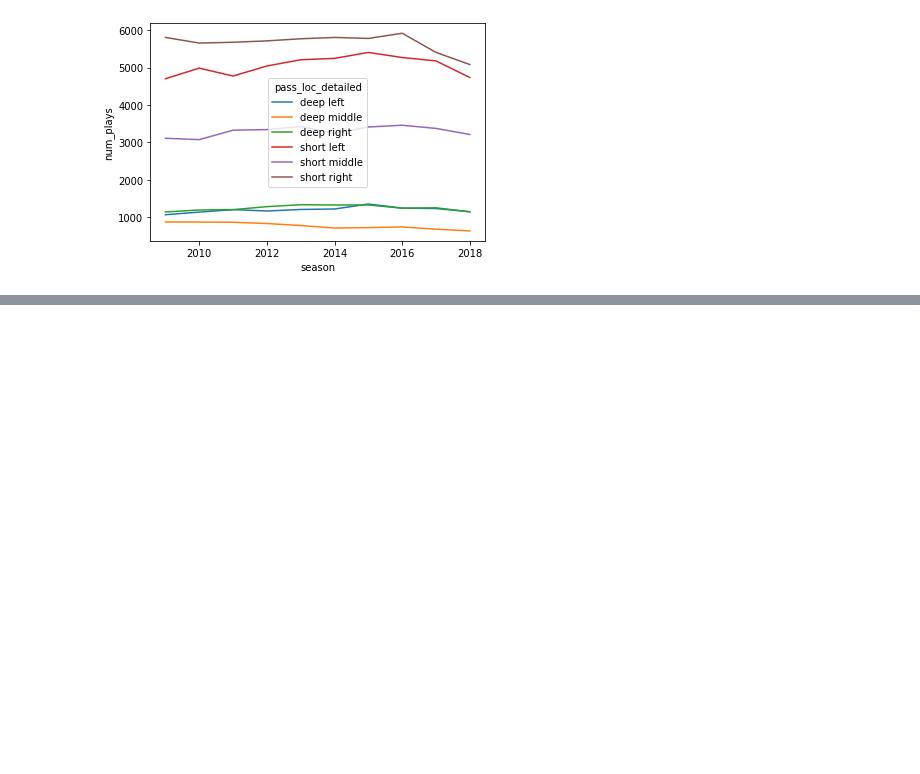
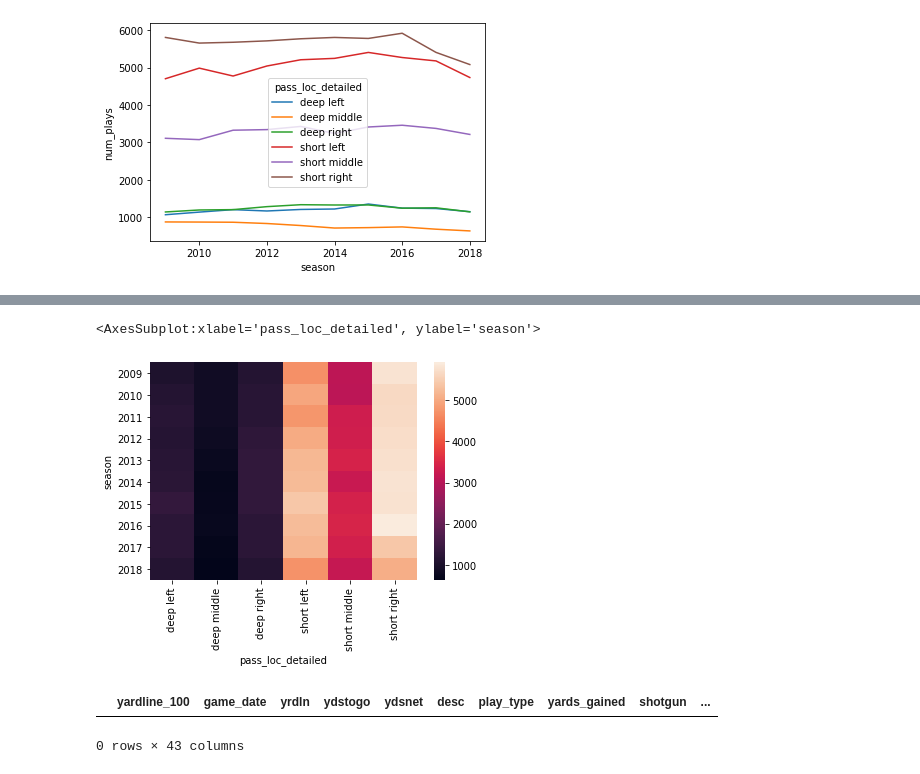
Before and after one commit to sistlasre/football_analysis, a Jupyter notebook: Football_Analysis_Final.ipynb, the cells around one changed output, grey strips where cells are left out. Saved outputs shown, nothing was run; the diff lists cells and outputs as text; code cells hidden in the pictures; blank space fills up the shorter version.

```diff
--- a/Football_Analysis_Final.ipynb
+++ b/Football_Analysis_Final.ipynb
@@ -250,0 +256,10 @@ sns.lineplot(data=pass_locations_by_season.reset_index(), x='season', y='num_pla
+# %%
+sns.heatmap(pass_locations_by_season.reset_index().pivot("season", "pass_loc_detailed", "num_plays"))
+# %% [output]
+<AxesSubplot:xlabel='pass_loc_detailed', ylabel='season'>
+[figure, added]
+# %%
+df[(df['play_type'] == 'run') & (df.rusher_player_id.isna())]
+# %% [output]
+|  | yardline_100 | game_date | yrdln | ydstogo | ydsnet | desc | play_type | yards_gained | shotgun | ... |
+0 rows × 43 columns
```
Also changed, not shown: parts of 50 cells of this notebook.
